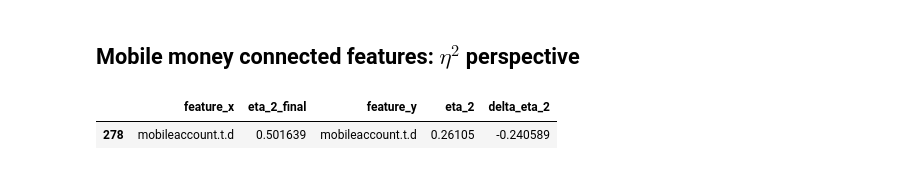
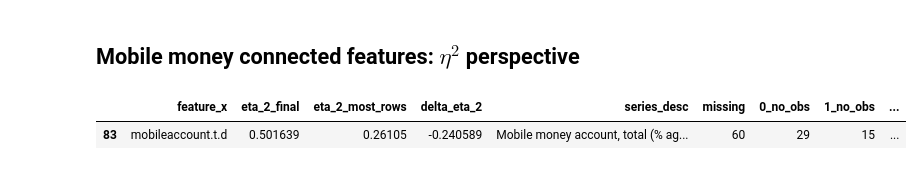
Before and after one commit to reebme/financial-attitudes-clustering, a Jupyter notebook: Notebooks/04_Clustering_Analysis.ipynb, the cells around one changed output. Saved outputs shown, nothing was run; the diff lists cells and outputs as text; code cells hidden in the pictures.

```diff
--- a/Notebooks/04_Clustering_Analysis.ipynb
+++ b/Notebooks/04_Clustering_Analysis.ipynb
@@ -433,7 +553,7 @@ Among 6 indicators from the most rows submatrix, that is matrix which has all ro
 ## Mobile money connected features: $\eta^2$ perspective
 # %%
 feature = 'mobileaccount.t.d'
-feature_etas[feature_etas['feature_x'] == feature]
+feature_etas_temp[feature_etas_temp['feature_x'] == feature]
 # %% [output]
-|  | feature_x | eta_2_final | feature_y | eta_2 | delta_eta_2 |
-| 278 | mobileaccount.t.d | 0.501639 | mobileaccount.t.d | 0.26105 | -0.240589 |
+|  | feature_x | eta_2_final | eta_2_most_rows | delta_eta_2 | series_desc | missing | 0_no_obs | 1_no_obs | ... |
+| 83 | mobileaccount.t.d | 0.501639 | 0.26105 | -0.240589 | Mobile money account, total (% ag... | 60 | 29 | 15 | ... |
```
Also changed, not shown: parts of 10 cells of this notebook.
